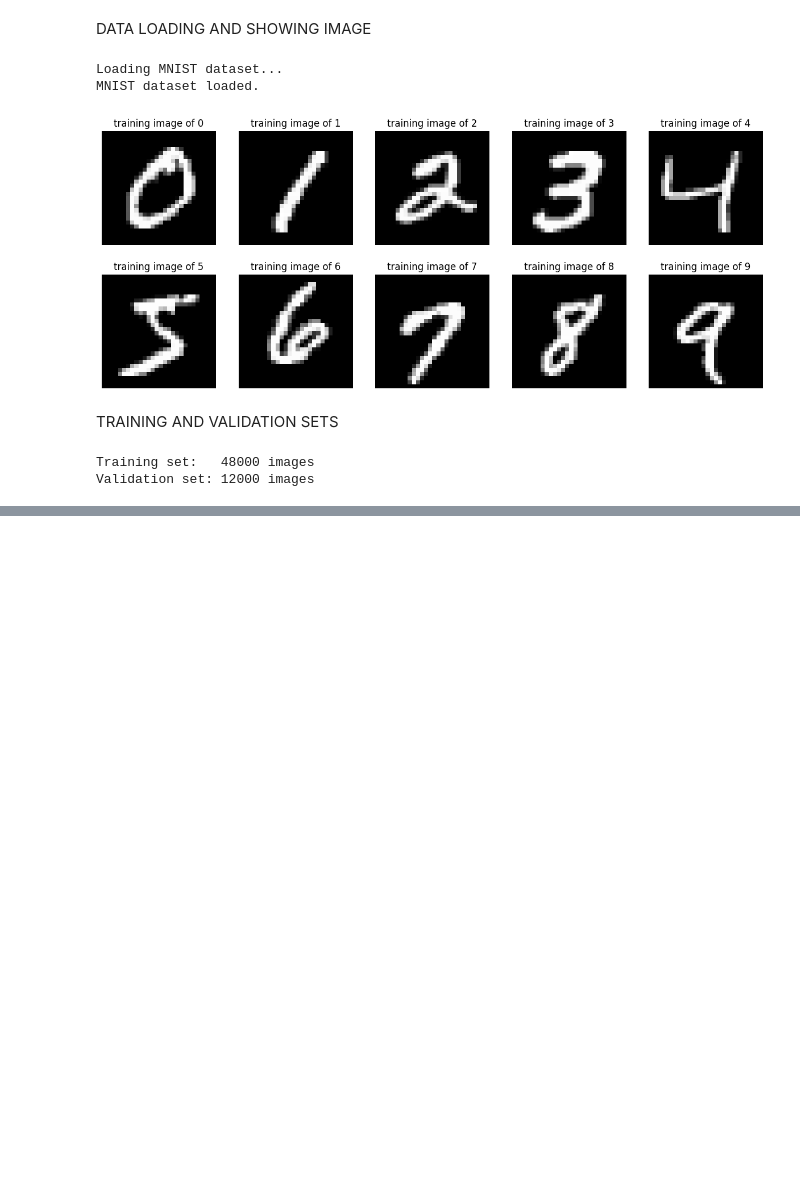
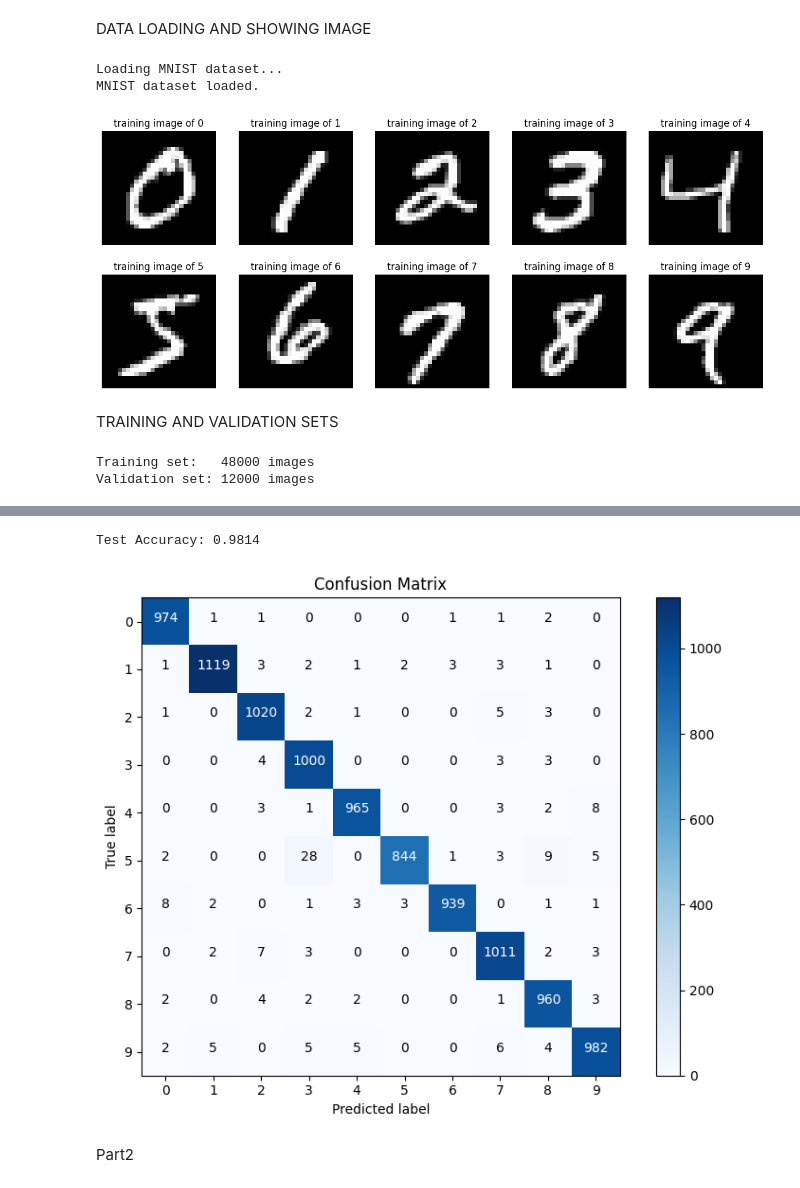
Before and after one commit to OdysseasKM/ImageClassificationCNNs, a Jupyter notebook: main.ipynb, the cells around one changed output, grey strips where cells are left out. Cells and saved outputs as stored; diff of their text form; code cells hidden in the pictures; blank space fills up the shorter version.

```diff
--- a/main.ipynb
+++ b/main.ipynb
@@ -100,0 +408,65 @@ Validation set: 12000 images
+# %%
+from sklearn.metrics import accuracy_score, confusion_matrix
+import matplotlib.pyplot as plt
+import numpy as np
+import itertools  # Import itertools module for iterating over combinations
+
+# Assuming you have already loaded x_train, y_train, x_test, y_test using MnistDataloader
+# Define batch size and other hyperparameters
+batch_size = 64
+learning_rate = 0.01
+epochs = 10
+
+# Define DataLoader for the test set (using your loaded data)
+test_dataset = list(zip(x_test, y_test))  # Create a list of tuples (image, label)
+test_loader = torch.utils.data.DataLoader(dataset=test_dataset, batch_size=batch_size, shuffle=False)
+
+# Initialize your model (SimpleCNN) and load the best trained weights
+model = SimpleCNN()
+model.load_state_dict(torch.load('best_model.pth'))
+model.eval()  # Set model to evaluation mode
+
+# Lists to store predictions and true labels
+all_predictions = []
+all_labels = []
+
+# Iterate over the test set and collect predictions and labels
+with torch.no_grad():
+    for images, labels in test_loader:
+        images = images.float()  # Convert input images to float type
+        outputs = model(images.unsqueeze(1))  # Unsqueeze to add channel dimension (assuming your model expects a single channel)
+        _, predicted = torch.max(outputs, 1)
+        all_predictions.extend(predicted.numpy())
+        all_labels.extend(labels.numpy())
+
+# Calculate accuracy
+accuracy = accuracy_score(all_labels, all_predictions)
+print(f'Test Accuracy: {accuracy:.4f}')
+
+# Generate confusion matrix
+cm = confusion_matrix(all_labels, all_predictions)
+
+# Plot confusion matrix
+plt.figure(figsize=(8, 6))
+plt.imshow(cm, interpolation='nearest', cmap=plt.cm.Blues)
+plt.title('Confusion Matrix')
+plt.colorbar()
+tick_marks = np.arange(10)
+plt.xticks(tick_marks, range(10))
+plt.yticks(tick_marks, range(10))
+
+thresh = cm.max() / 2.
+for i, j in itertools.product(range(cm.shape[0]), range(cm.shape[1])):
+    plt.text(j, i, format(cm[i, j], 'd'),
+             horizontalalignment="center",
+             color="white" if cm[i, j] > thresh else "black")
+
+plt.ylabel('True label')
+plt.xlabel('Predicted label')
+plt.tight_layout()
+plt.show()
+# %% [output]
+Test Accuracy: 0.9814
+[figure, added]
+# %% [markdown]
+Part2
```
Also changed, not shown: parts of 7 cells of this notebook.
